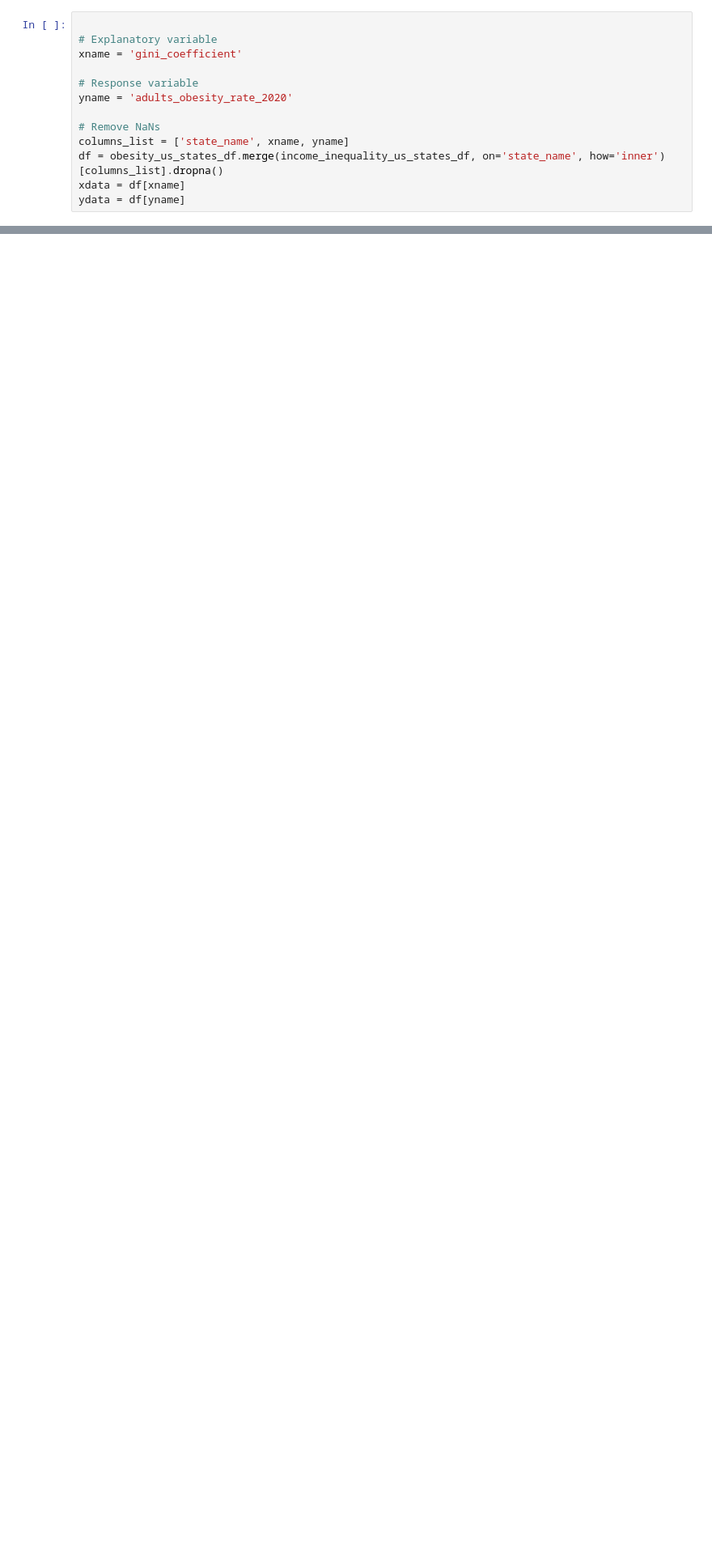
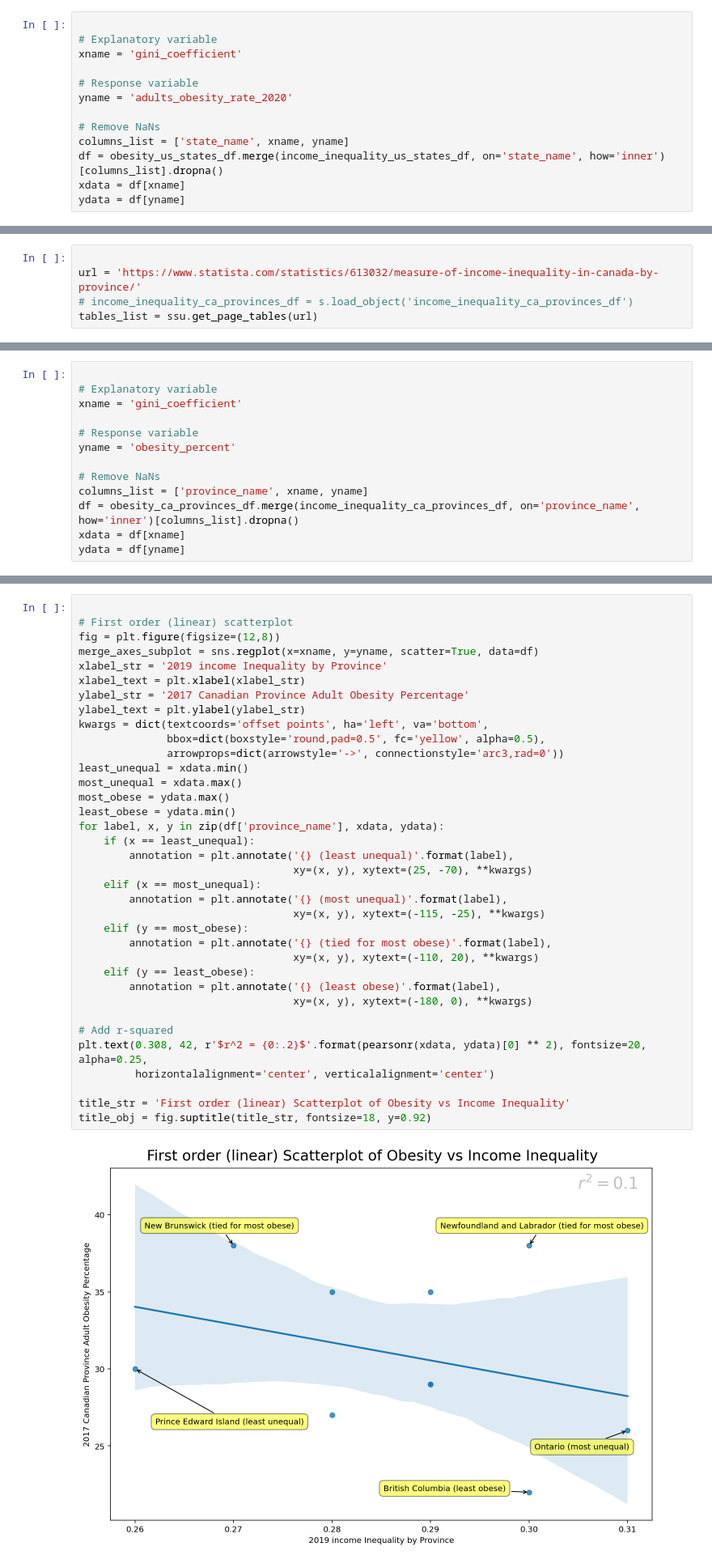
Before and after one commit to dbabbitt/StatsByCountry, a Jupyter notebook: ipynb/Income Inequality and Obesity.ipynb, the cells around one changed output, grey strips where cells are left out. Shown at 81% size. Saved outputs shown, nothing was run; the diff lists cells and outputs as text; blank space fills up the shorter version.

Commit message:
Added Canada

```diff
--- a/ipynb/Income Inequality and Obesity.ipynb
+++ b/ipynb/Income Inequality and Obesity.ipynb
@@ -229,0 +270,5 @@ title_obj = fig.suptitle(title_str, fontsize=18, y=0.92)
+# %%
+
+url = 'https://www.statista.com/statistics/613032/measure-of-income-inequality-in-canada-by-province/'
+# income_inequality_ca_provinces_df = s.load_object('income_inequality_ca_provinces_df')
+tables_list = ssu.get_page_tables(url)
@@ -229,0 +295,13 @@ title_obj = fig.suptitle(title_str, fontsize=18, y=0.92)
+# %%
+
+# Explanatory variable
+xname = 'gini_coefficient'
+
+# Response variable
+yname = 'obesity_percent'
+
+# Remove NaNs
+columns_list = ['province_name', xname, yname]
+df = obesity_ca_provinces_df.merge(income_inequality_ca_provinces_df, on='province_name', how='inner')[columns_list].dropna()
+xdata = df[xname]
+ydata = df[yname]
@@ -229,0 +318,38 @@ title_obj = fig.suptitle(title_str, fontsize=18, y=0.92)
+# %%
+
+# First order (linear) scatterplot
+fig = plt.figure(figsize=(12,8))
+merge_axes_subplot = sns.regplot(x=xname, y=yname, scatter=True, data=df)
+xlabel_str = '2019 income Inequality by Province'
+xlabel_text = plt.xlabel(xlabel_str)
+ylabel_str = '2017 Canadian Province Adult Obesity Percentage'
+ylabel_text = plt.ylabel(ylabel_str)
+kwargs = dict(textcoords='offset points', ha='left', va='bottom',
+              bbox=dict(boxstyle='round,pad=0.5', fc='yellow', alpha=0.5),
+              arrowprops=dict(arrowstyle='->', connectionstyle='arc3,rad=0'))
+least_unequal = xdata.min()
+most_unequal = xdata.max()
+most_obese = ydata.max()
+least_obese = ydata.min()
+for label, x, y in zip(df['province_name'], xdata, ydata):
+    if (x == least_unequal):
+        annotation = plt.annotate('{} (least unequal)'.format(label),
+                                  xy=(x, y), xytext=(25, -70), **kwargs)
+    elif (x == most_unequal):
+        annotation = plt.annotate('{} (most unequal)'.format(label),
+                                  xy=(x, y), xytext=(-115, -25), **kwargs)
+    elif (y == most_obese):
+        annotation = plt.annotate('{} (tied for most obese)'.format(label),
+                                  xy=(x, y), xytext=(-110, 20), **kwargs)
+    elif (y == least_obese):
+        annotation = plt.annotate('{} (least obese)'.format(label),
+                                  xy=(x, y), xytext=(-180, 0), **kwargs)
+
+# Add r-squared
+plt.text(0.308, 42, r'$r^2 = {0:.2}$'.format(pearsonr(xdata, ydata)[0] ** 2), fontsize=20, alpha=0.25,
+         horizontalalignment='center', verticalalignment='center')
+
+title_str = 'First order (linear) Scatterplot of Obesity vs Income Inequality'
+title_obj = fig.suptitle(title_str, fontsize=18, y=0.92)
+# %% [output]
+[figure, added]
```
Also changed, not shown: parts of 13 cells of this notebook, 2 other files.
